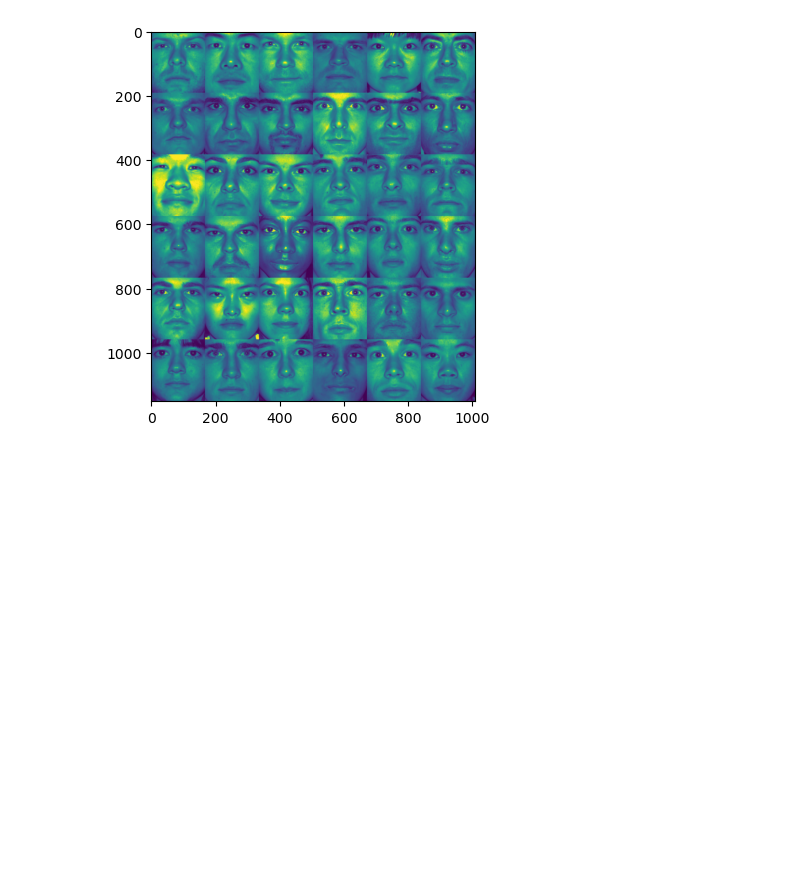
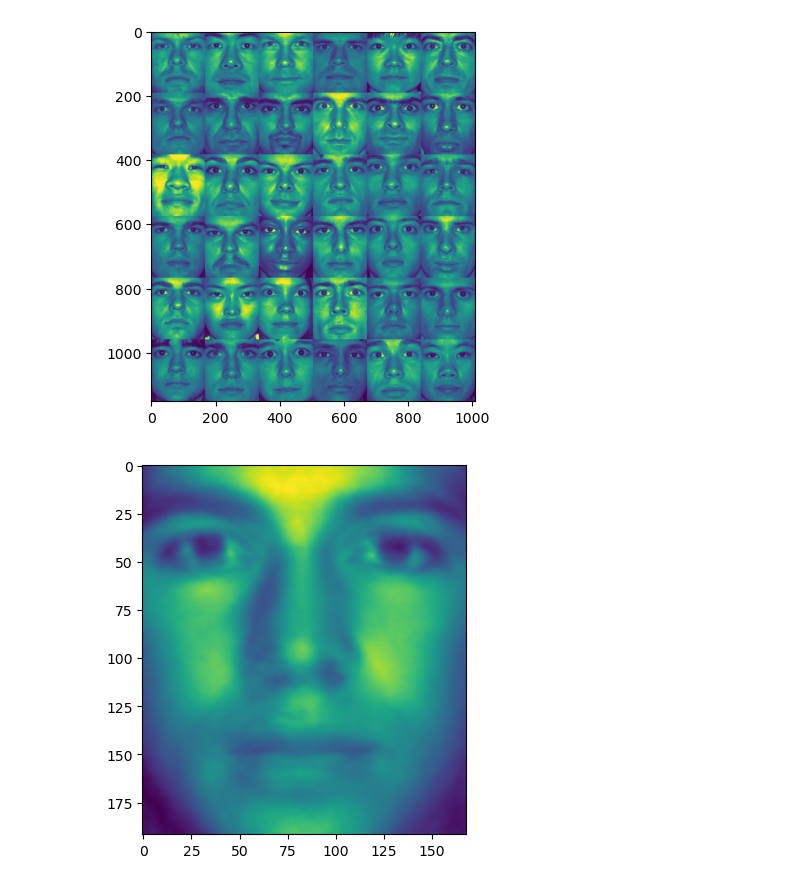
Before and after one commit to sa8692/Machine_Learning_Book_Exercises, a Jupyter notebook: Chapter_1.ipynb, the cells around one changed output. Drawn from its saved outputs; the diff is of its cells as text; code cells hidden in the pictures; blank space fills up the shorter version.

```diff
--- a/Chapter_1.ipynb
+++ b/Chapter_1.ipynb
@@ -286,3 +288,12 @@ X = trainingFaces - np.tile(avgFace, (trainingFaces.shape[1], 1)).T
 U, S, VT = np.linalg.svd(X, full_matrices = 0)
 img_avg = ax1.imshow(np.reshape(avgFace, (m,n)).T)
 img_u1 = ax2.imshow(np.reshape(U[:, 0], (m,n)).T)
+# %%
+#Approximate test image omitted from training data
+testFace = faces[:, np.sum(nfaces[:36])] # Person 37
+testFaceMS = testFace - avgFace
+#r_list = [25, 50]
+reconFace = avgFace + U[:, :25] @ U[:, :25].T @ testFaceMS
+img = plt.imshow(np.reshape(reconFace, (m,n)).T)
+# %% [output]
+[figure, added]
```
Also changed, not shown: parts of 8 cells of this notebook.
